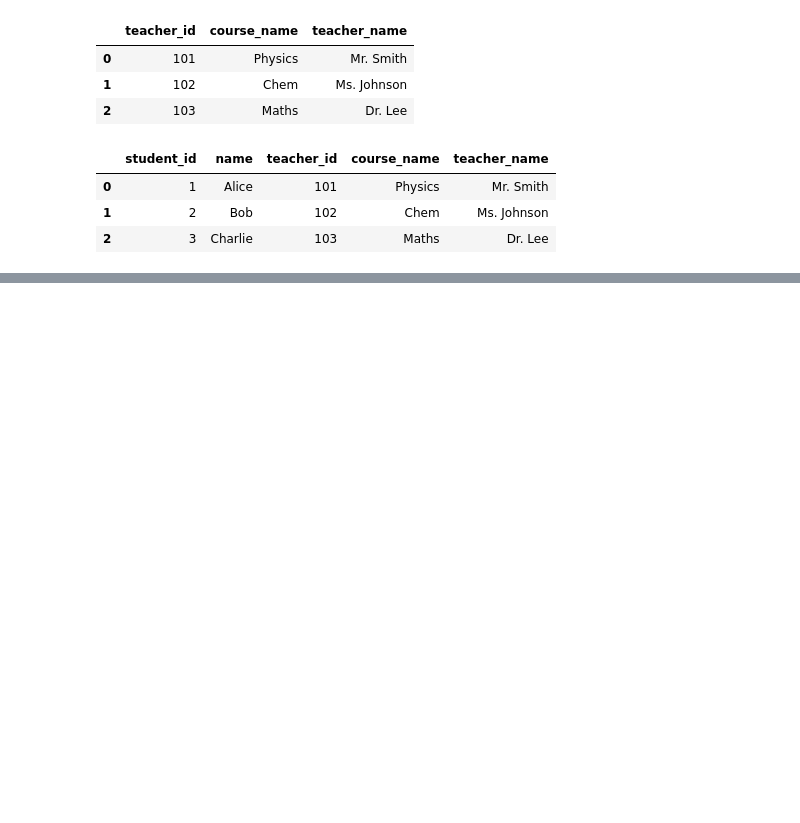
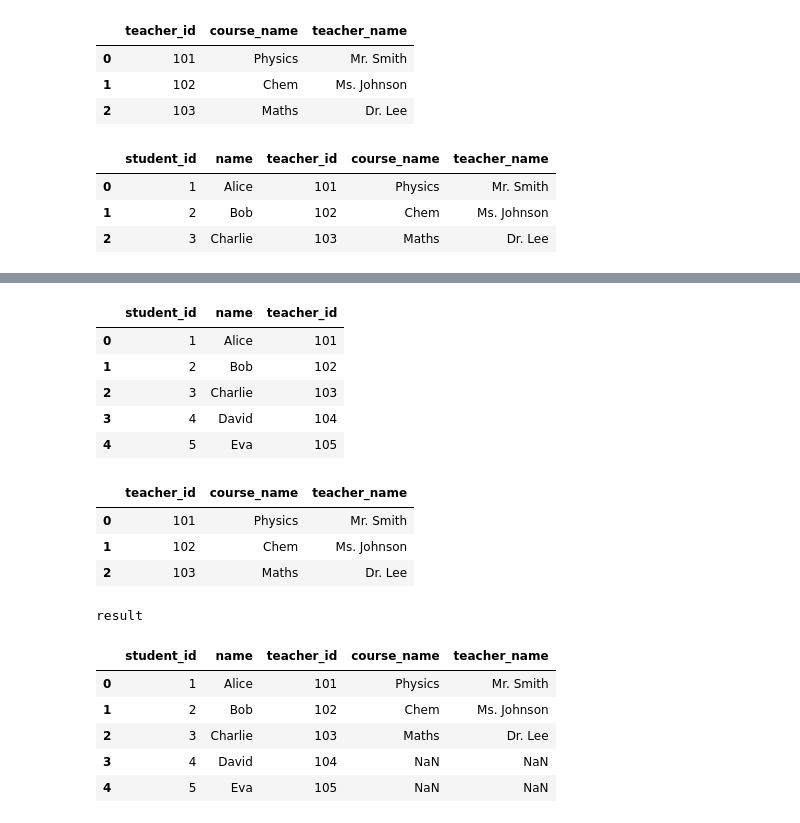
Before and after one commit to Usama1190/modern-python, a Jupyter notebook: py19/class19.ipynb, the cells around one changed output, grey strips where cells are left out. Cells and saved outputs as stored; diff of their text form; code cells hidden in the pictures; blank space fills up the shorter version.

```diff
--- a/py19/class19.ipynb
+++ b/py19/class19.ipynb
@@ -1197,0 +1296,27 @@ df1
+# %%
+display(students)
+display(teachers)
+
+df1: pd.DataFrame = pd.merge(students, teachers, on='teacher_id', how='left')
+
+print('result')
+
+df1
+# %% [output]
+|  | student_id | name | teacher_id |
+| 0 | 1 | Alice | 101 |
+| 1 | 2 | Bob | 102 |
+| 2 | 3 | Charlie | 103 |
+| 3 | 4 | David | 104 |
+| 4 | 5 | Eva | 105 |
+|  | teacher_id | course_name | teacher_name |
+| 0 | 101 | Physics | Mr. Smith |
+| 1 | 102 | Chem | Ms. Johnson |
+| 2 | 103 | Maths | Dr. Lee |
+result
+|  | student_id | name | teacher_id | course_name | teacher_name |
+| 0 | 1 | Alice | 101 | Physics | Mr. Smith |
+| 1 | 2 | Bob | 102 | Chem | Ms. Johnson |
+| 2 | 3 | Charlie | 103 | Maths | Dr. Lee |
+| 3 | 4 | David | 104 | NaN | NaN |
+| 4 | 5 | Eva | 105 | NaN | NaN |
```
Also changed, not shown: parts of 30 cells of this notebook.
